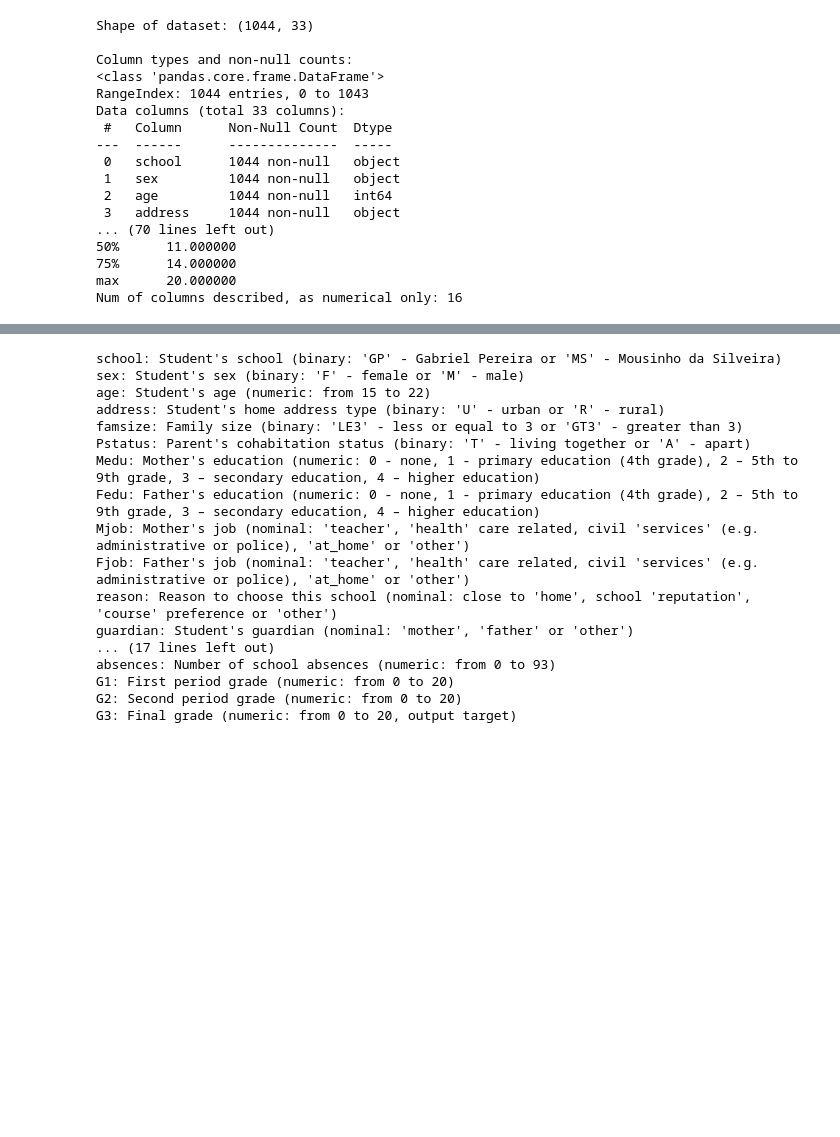
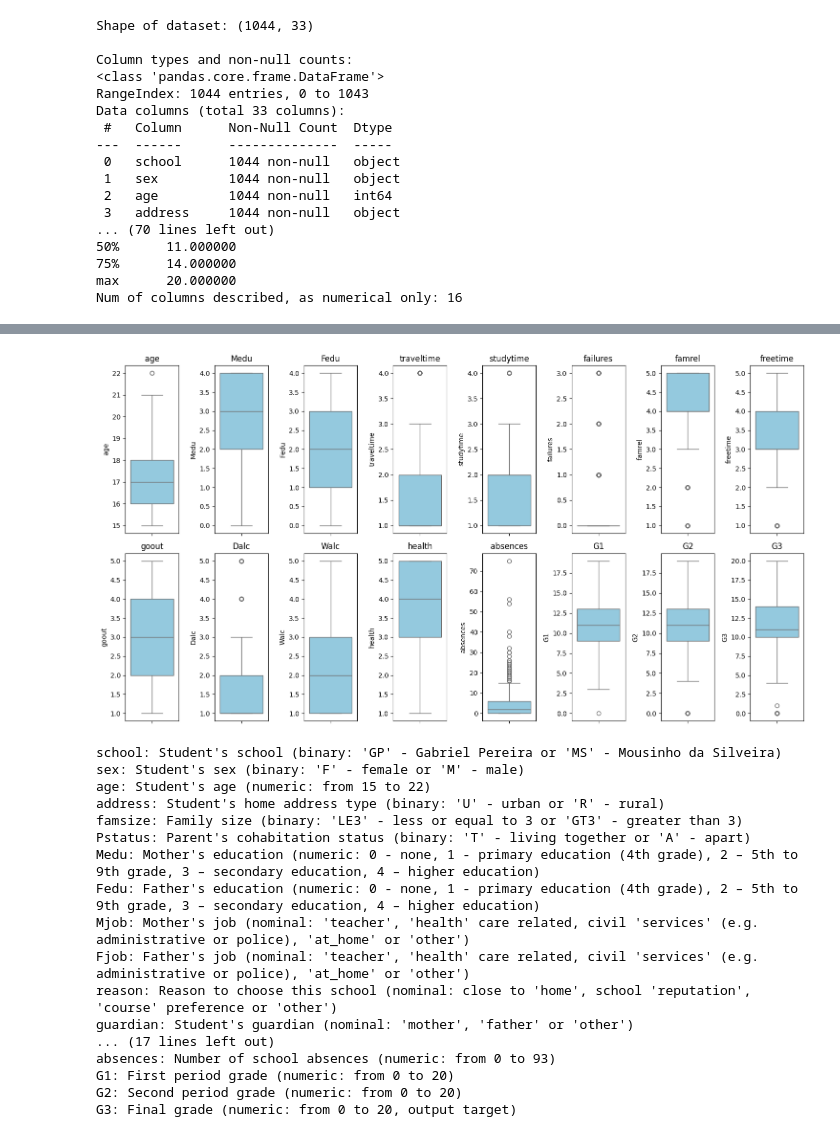
Before and after one commit to intuition-explorer/ML-Algorithms, a Jupyter notebook: perf_portmath_EDA_clean_validate_testmodels.ipynb, the cells around one changed output, grey strips where cells are left out. Saved outputs shown, nothing was run; the diff lists cells and outputs as text; code cells hidden in the pictures; blank space fills up the shorter version.

```diff
--- a/perf_portmath_EDA_clean_validate_testmodels.ipynb
+++ b/perf_portmath_EDA_clean_validate_testmodels.ipynb
@@ -79,3 +79,23 @@ Data columns (total 33 columns):
 75%      14.000000
 max      20.000000
 Num of columns described, as numerical only: 16
+# %%
+import pandas as pd
+
+# Example: df is your DataFrame
+outliers_dict = {}
+
+for col in df.select_dtypes(include=['float64', 'int64']).columns:
+    Q1 = df[col].quantile(0.25)
+    Q3 = df[col].quantile(0.75)
+    IQR = Q3 - Q1
+    lower_bound = Q1 - 1.5 * IQR
+    upper_bound = Q3 + 1.5 * IQR
+
+    # Find outlier indices
+    outliers = df[(df[col] < lower_bound) | (df[col] > upper_bound)]
+    outliers_dict[col] = len(outliers)
+
+# Print outlier counts per column
+for col, count in outliers_dict.items():
+    print(f"Number of outliers in '{col}': {count}")
@@ -82,3 +119,19 @@ Num of columns described, as numerical only: 16
+# %%
+import matplotlib.pyplot as plt
+import seaborn as sns
+
+numeric_cols = df.select_dtypes(include=['float64', 'int64']).columns
+
+plt.figure(figsize=(15, 8))
+for i, col in enumerate(numeric_cols, 1):
+    plt.subplot(2, (len(numeric_cols) + 1)//2, i)
+    sns.boxplot(y=df[col], color='skyblue')
+    plt.title(col)
+
+plt.tight_layout()
+plt.show()
+# %% [output]
+[figure, added]
 # %%
 #33 features aren't human readable, define a dictionary using the ReadMe
 feature_descriptions = {
```
Also changed, not shown: parts of 10 cells of this notebook.
